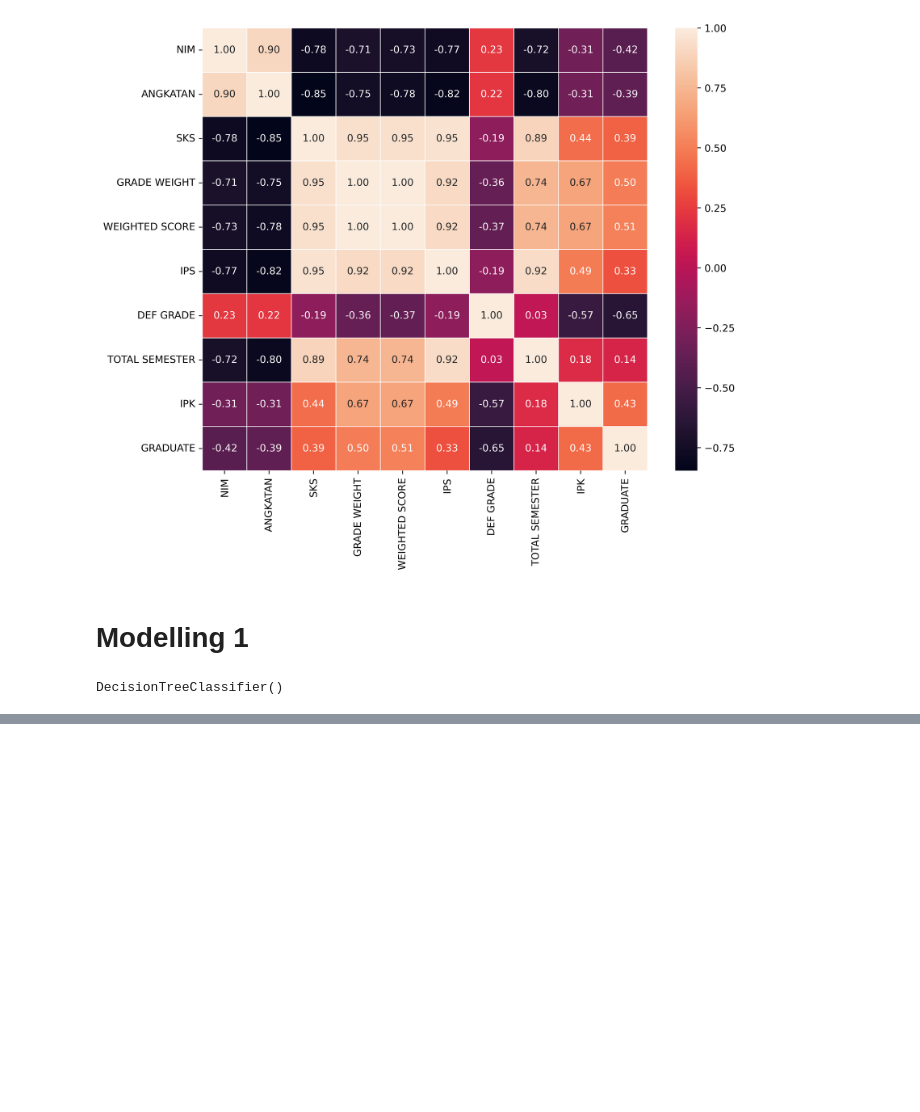
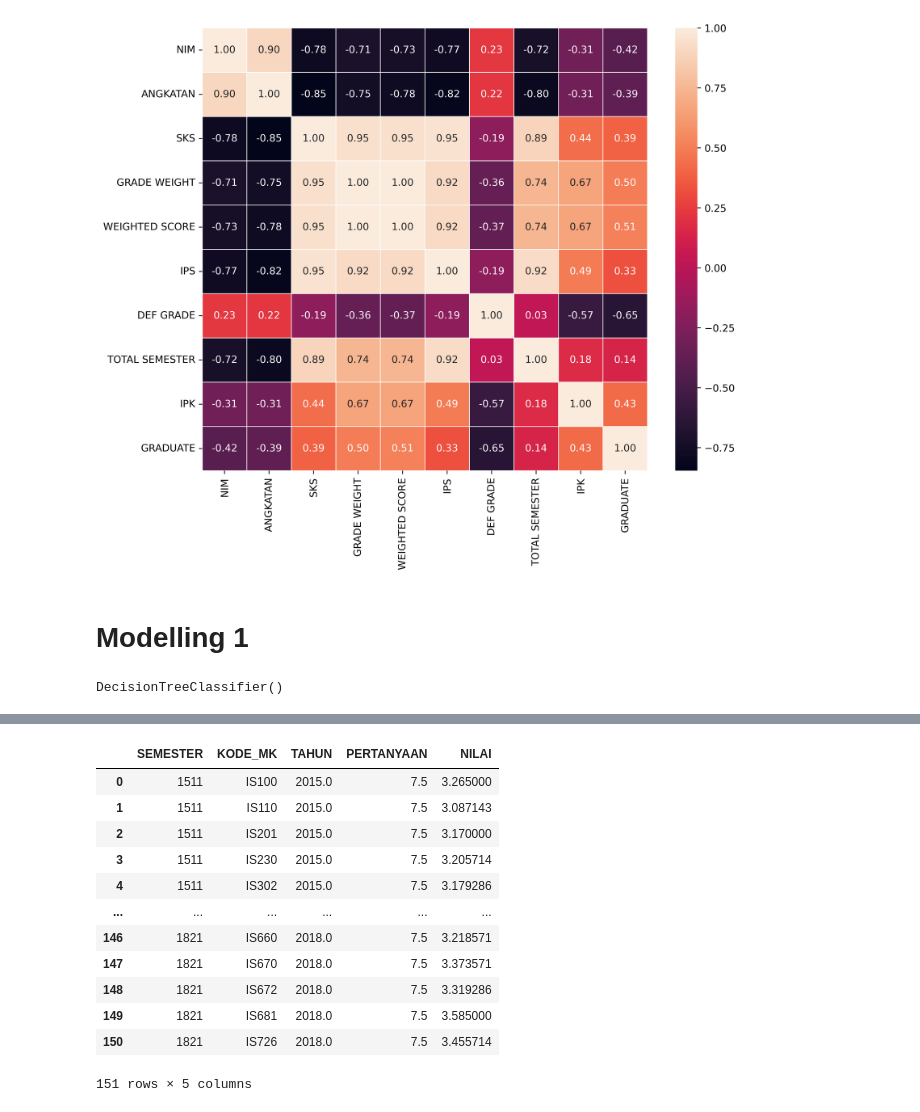
Before and after one commit to fchrzlka/ISFEST-2022, a Jupyter notebook: ConfusedTeens_Coding.ipynb, the cells around one changed output, grey strips where cells are left out. Saved outputs shown, nothing was run; the diff lists cells and outputs as text; code cells hidden in the pictures; blank space fills up the shorter version.

```diff
--- a/ConfusedTeens_Coding.ipynb
+++ b/ConfusedTeens_Coding.ipynb
@@ -491,0 +521,33 @@ weighted avg       0.95      0.94      0.95       231
+# %%
+def fixing_subject(data):
+    matkul = data["MATAKULIAH"].str.split(" ", n = 1, expand = True)
+
+    # Making separate first name column from new data frame
+    data["KODE_MK"] = matkul[0]
+
+    # Dropping old Name columns
+    data = data.drop(columns =["MATAKULIAH"])
+
+    return data
+# %%
+lecturer_score = fixing_subject(lecturer_score)
+# %%
+lecturer_score = lecturer_score.drop('KETERANGAN',axis=1)
+# %%
+cek = lecturer_score.groupby(['SEMESTER','KODE_MK']).mean().reset_index()
+# %%
+cek
+# %% [output]
+|  | SEMESTER | KODE_MK | TAHUN | PERTANYAAN | NILAI |
+| 0 | 1511 | IS100 | 2015.0 | 7.5 | 3.265000 |
+| 1 | 1511 | IS110 | 2015.0 | 7.5 | 3.087143 |
+| 2 | 1511 | IS201 | 2015.0 | 7.5 | 3.170000 |
+| 3 | 1511 | IS230 | 2015.0 | 7.5 | 3.205714 |
+| 4 | 1511 | IS302 | 2015.0 | 7.5 | 3.179286 |
+| ... | ... | ... | ... | ... | ... |
+| 146 | 1821 | IS660 | 2018.0 | 7.5 | 3.218571 |
+| 147 | 1821 | IS670 | 2018.0 | 7.5 | 3.373571 |
+| 148 | 1821 | IS672 | 2018.0 | 7.5 | 3.319286 |
+| 149 | 1821 | IS681 | 2018.0 | 7.5 | 3.585000 |
+| 150 | 1821 | IS726 | 2018.0 | 7.5 | 3.455714 |
+151 rows × 5 columns
```
Also changed, not shown: parts of 7 cells of this notebook, 3 other files.
